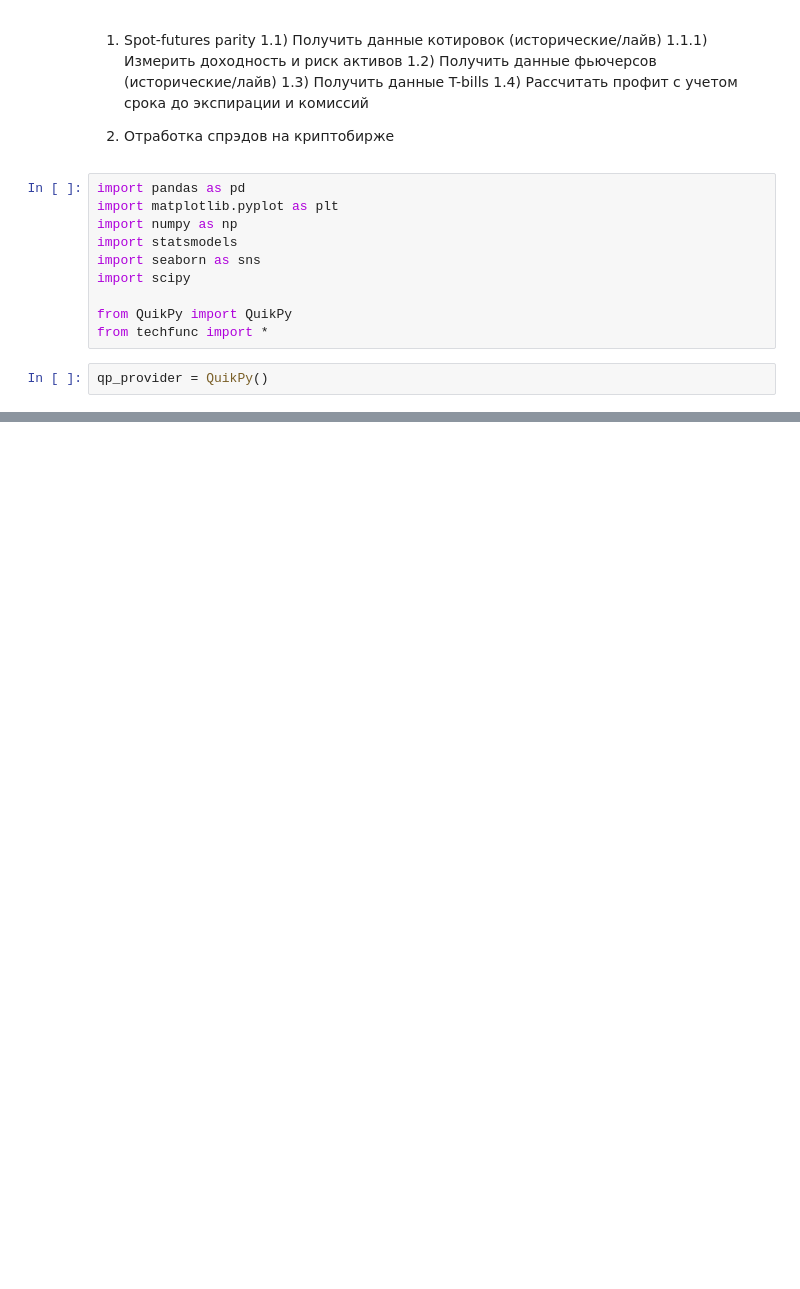
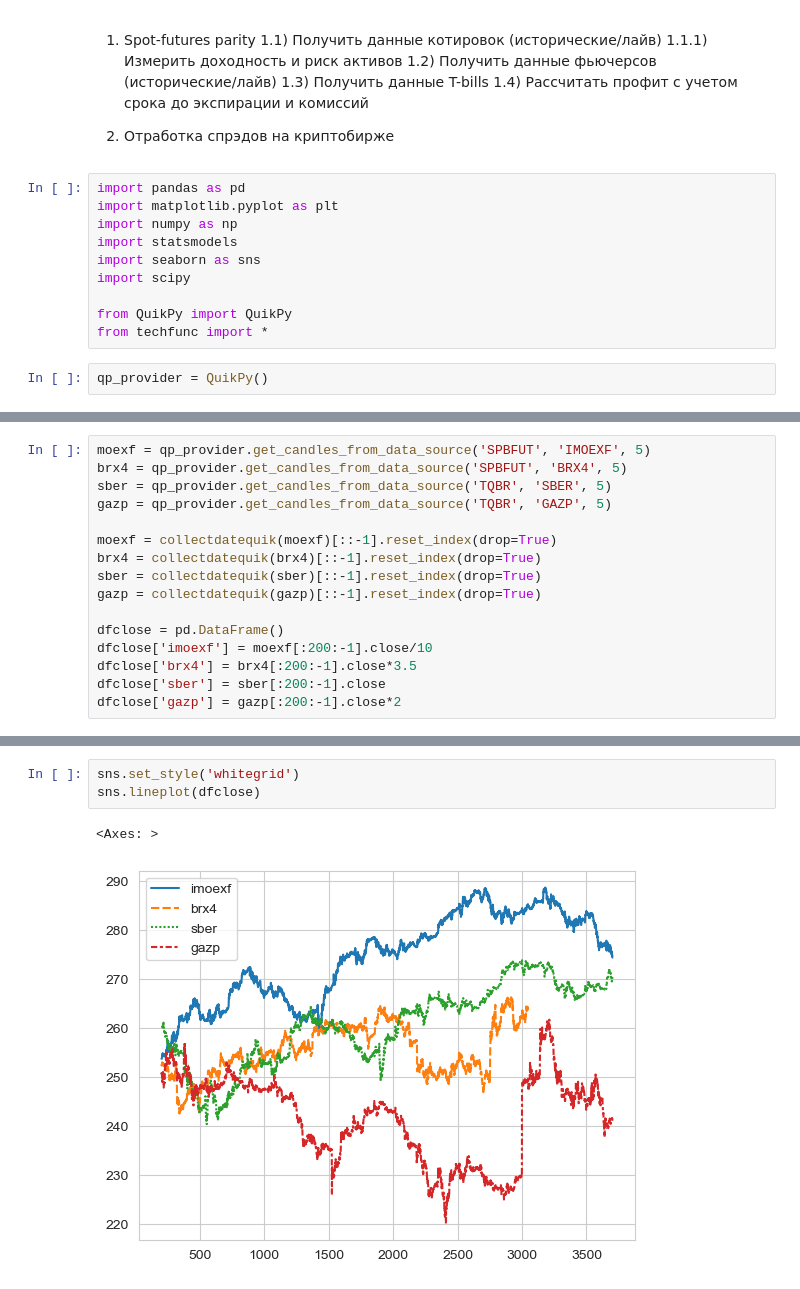
Before and after one commit to exicute/pyquik, a Jupyter notebook: analysis.ipynb, the cells around one changed output, grey strips where cells are left out. Cells and saved outputs as stored; diff of their text form; blank space fills up the shorter version.

```diff
--- a/analysis.ipynb
+++ b/analysis.ipynb
@@ -39,0 +22,16 @@ pd.json_normalize(sberdata['data'])
+# %%
+moexf = qp_provider.get_candles_from_data_source('SPBFUT', 'IMOEXF', 5)
+brx4 = qp_provider.get_candles_from_data_source('SPBFUT', 'BRX4', 5)
+sber = qp_provider.get_candles_from_data_source('TQBR', 'SBER', 5)
+gazp = qp_provider.get_candles_from_data_source('TQBR', 'GAZP', 5)
+
+moexf = collectdatequik(moexf)[::-1].reset_index(drop=True)
+brx4 = collectdatequik(brx4)[::-1].reset_index(drop=True)
+sber = collectdatequik(sber)[::-1].reset_index(drop=True)
+gazp = collectdatequik(gazp)[::-1].reset_index(drop=True)
+
+dfclose = pd.DataFrame()
+dfclose['imoexf'] = moexf[:200:-1].close/10
+dfclose['brx4'] = brx4[:200:-1].close*3.5
+dfclose['sber'] = sber[:200:-1].close
+dfclose['gazp'] = gazp[:200:-1].close*2
@@ -39,0 +54,6 @@ pd.json_normalize(sberdata['data'])
+# %%
+sns.set_style('whitegrid')
+sns.lineplot(dfclose)
+# %% [output]
+<Axes: >
+[figure, added]
```
Also changed, not shown: parts of 4 cells of this notebook, 1 other file.
